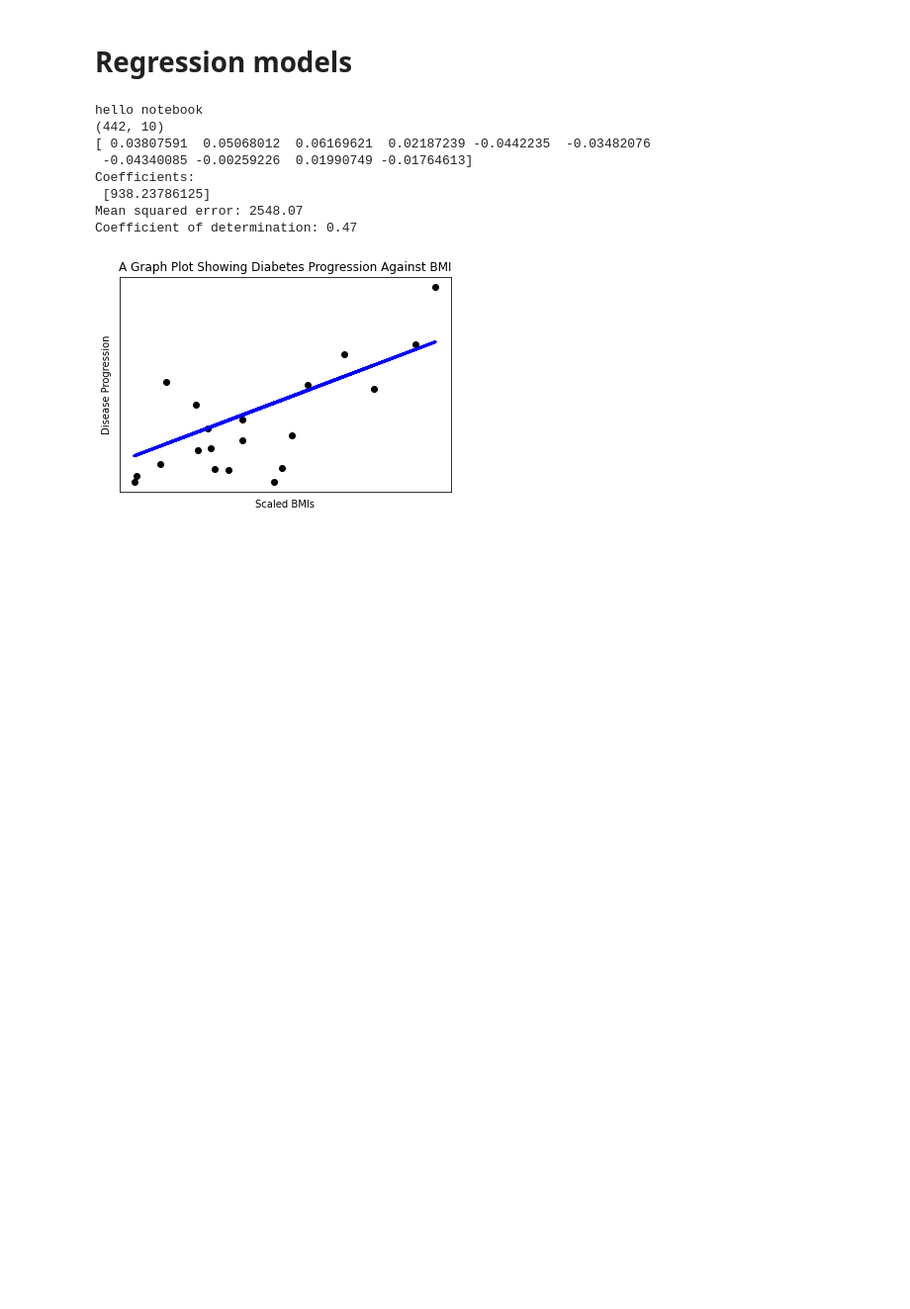
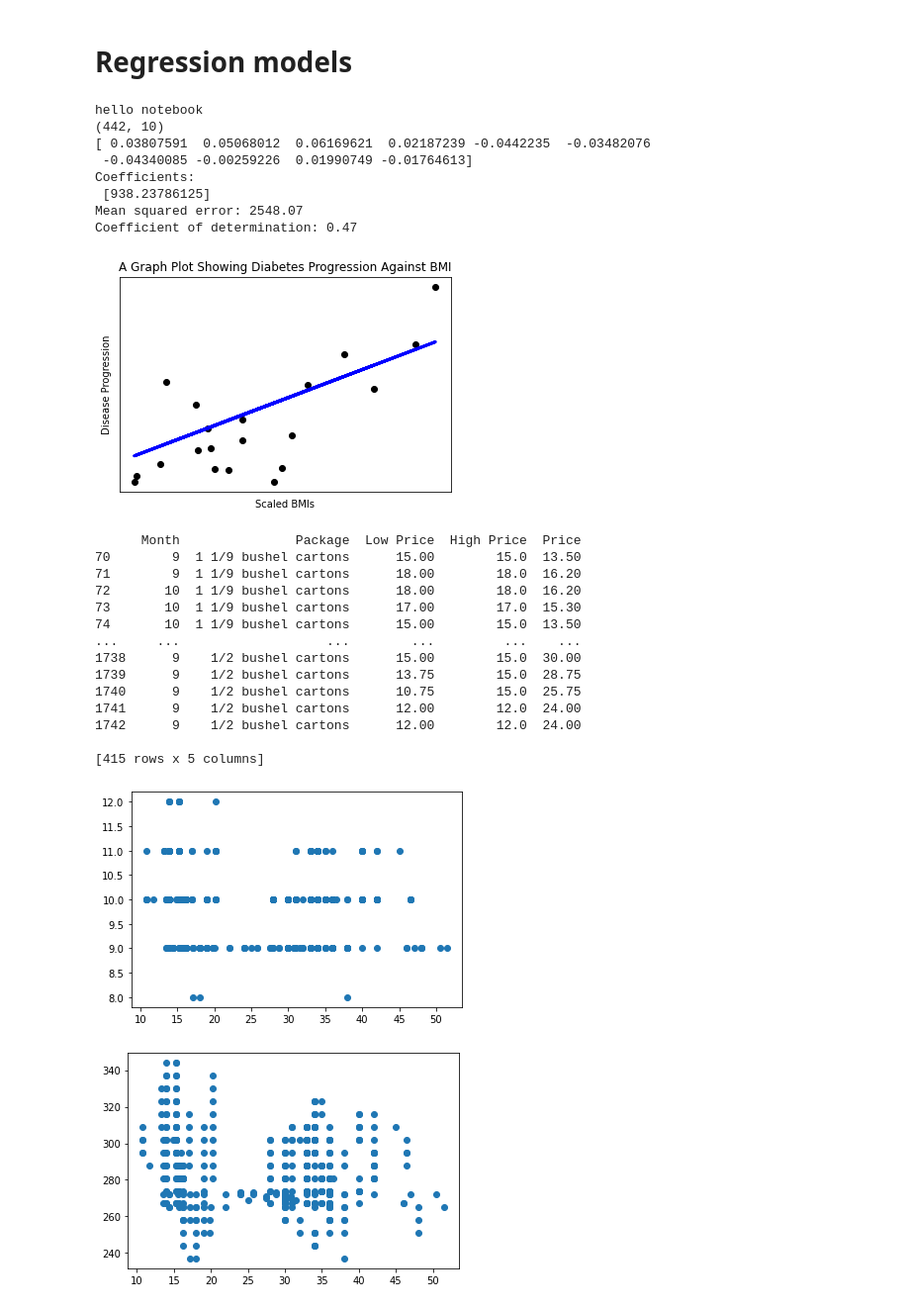
Before and after one commit to DrAugus/AugusTestPython, a Jupyter notebook: ml/notebook.ipynb, the cells around one changed output. Shown at 99% size. Saved outputs shown, nothing was run; the diff lists cells and outputs as text; code cells hidden in the pictures; blank space fills up the shorter version.

```diff
--- a/ml/notebook.ipynb
+++ b/ml/notebook.ipynb
@@ -1,6 +1,8 @@
 # %% [markdown]
 # Regression models
 # %%
+from datetime import datetime
+
 print('hello notebook')
 
 # Code source: Jaques Grobler
@@ -41,30 +43,79 @@ diabetes_y_pred = regr.predict(diabetes_X_test)
 
 # The coefficients
 print("Coefficients: \n", regr.coef_)
 # The mean squared error
 print("Mean squared error: %.2f" % mean_squared_error(diabetes_y_test, diabetes_y_pred))
 # The coefficient of determination: 1 is perfect prediction
 print("Coefficient of determination: %.2f" % r2_score(diabetes_y_test, diabetes_y_pred))
 
 # Plot outputs
 plt.scatter(diabetes_X_test, diabetes_y_test, color="black")
 plt.plot(diabetes_X_test, diabetes_y_pred, color="blue", linewidth=3)
 
 plt.xlabel('Scaled BMIs')
 plt.ylabel('Disease Progression')
 plt.title('A Graph Plot Showing Diabetes Progression Against BMI')
 
 plt.xticks(())
 plt.yticks(())
 
 plt.show()
+
+# Exercise - analyze the pumpkin data
+import pandas as pd
+
+pumpkins = pd.read_csv('../data/US-pumpkins.csv')
+# Add a filter at the top of the file, under the initial .csv import:
+pumpkins = pumpkins[pumpkins['Package'].str.contains('bushel', case=True, regex=True)]
+pumpkins.head()  # Use the head() function to view the first five rows.
+pumpkins.isnull().sum()  # Check if there is missing data in the current dataframe
+# drop several of its columns, using drop(), keeping only the columns you need
+new_columns = ['Package', 'Month', 'Low Price', 'High Price', 'Date']
+pumpkins = pumpkins.drop([c for c in pumpkins.columns if c not in new_columns], axis=1)
+pumpkins.head()
+# pumpkins.isnull().sum() # there is no missing data for dates or prices.
+price = (pumpkins['Low Price'] + pumpkins['High Price']) / 2
+month = pd.DatetimeIndex(pumpkins['Date']).month
+new_pumpkins = pd.DataFrame({'Month': month, 'Package': pumpkins['Package'], 'Low Price': pumpkins['Low Price'],'High Price': pumpkins['High Price'], 'Price': price})
+new_pumpkins.loc[new_pumpkins['Package'].str.contains('1 1/9'), 'Price'] = price/(1 + 1/9)
+new_pumpkins.loc[new_pumpkins['Package'].str.contains('1/2'), 'Price'] = price/(1/2)
+print(new_pumpkins)
+price = new_pumpkins.Price
+month = new_pumpkins.Month
+plt.scatter(price, month)
+plt.show()
+# new_pumpkins.groupby(['Month'])['Price'].mean().plot(kind='bar')
+# plt.ylabel("Pumpkin Price")
+
+# Build a regression model using Scikit-learn: regression four ways
+
+# It is typical of Least-Squares Regression to draw this type of line. The term 'least-squares' means that all the datapoints surrounding the regression line are squared and then added up. Ideally, that final sum is as small as possible, because we want a low number of errors, or least-squares.
+day_of_year = pd.to_datetime(pumpkins['Date']).apply(lambda dt: (dt-datetime(dt.year,1,1)).days)
+plt.scatter(price, day_of_year)
+plt.show()
 # %% [output]
 hello notebook
 (442, 10)
 [ 0.03807591  0.05068012  0.06169621  0.02187239 -0.0442235  -0.03482076
  -0.04340085 -0.00259226  0.01990749 -0.01764613]
 Coefficients:
  [938.23786125]
 Mean squared error: 2548.07
 Coefficient of determination: 0.47
 [figure]
+      Month               Package  Low Price  High Price  Price
+70        9  1 1/9 bushel cartons      15.00        15.0  13.50
+71        9  1 1/9 bushel cartons      18.00        18.0  16.20
+72       10  1 1/9 bushel cartons      18.00        18.0  16.20
+73       10  1 1/9 bushel cartons      17.00        17.0  15.30
+74       10  1 1/9 bushel cartons      15.00        15.0  13.50
+...     ...                   ...        ...         ...    ...
+1738      9    1/2 bushel cartons      15.00        15.0  30.00
+1739      9    1/2 bushel cartons      13.75        15.0  28.75
+1740      9    1/2 bushel cartons      10.75        15.0  25.75
+1741      9    1/2 bushel cartons      12.00        12.0  24.00
+1742      9    1/2 bushel cartons      12.00        12.0  24.00
+
+[415 rows x 5 columns]
+[figure, added]
+[figure, added]
```
Also changed, not shown: 2 other files.
